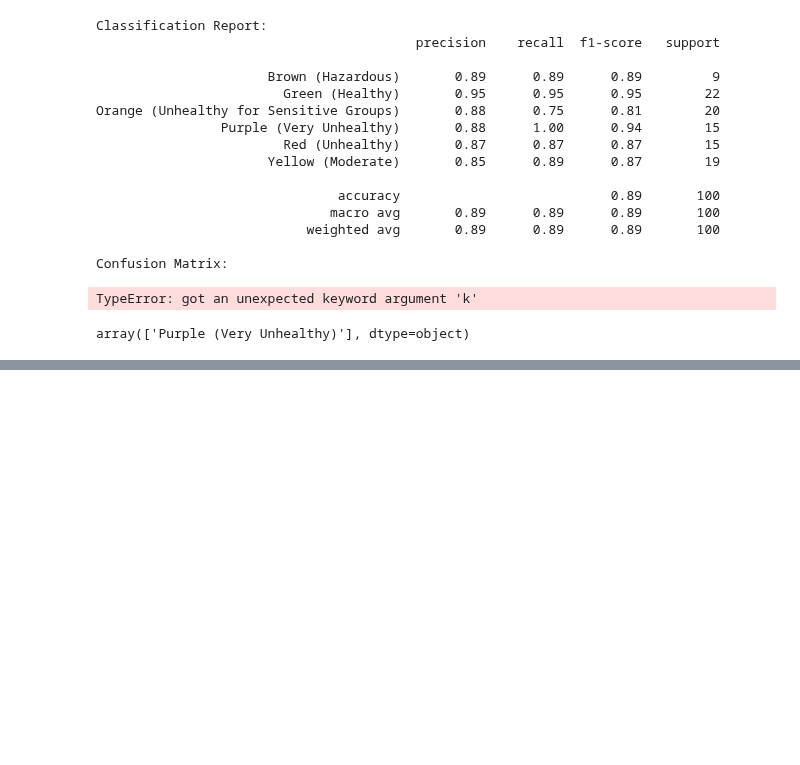
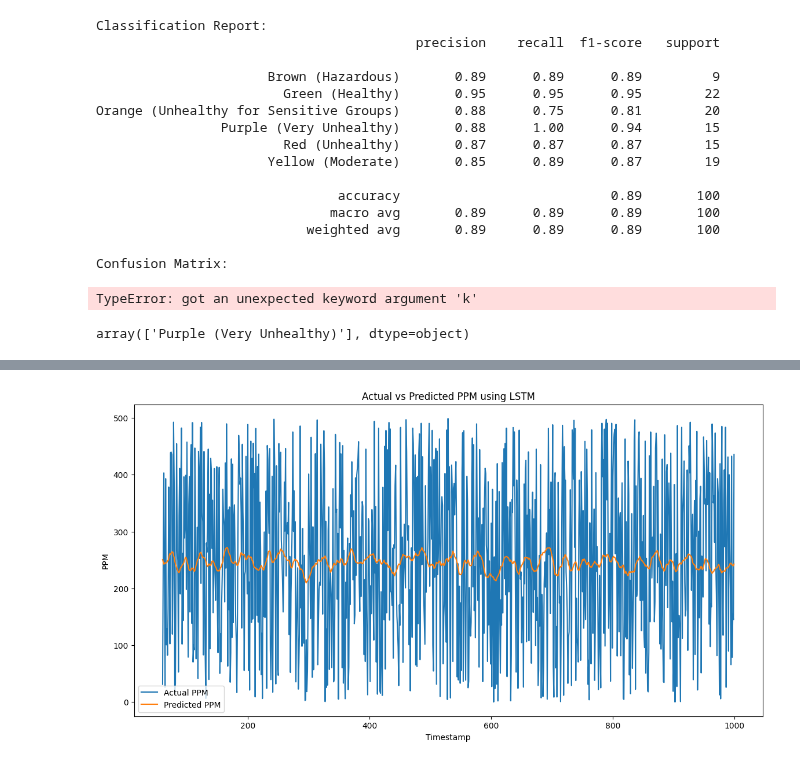
Before and after one commit to azwri/nassmah, a Jupyter notebook: ai_training/main.ipynb, the cells around one changed output, grey strips where cells are left out. Cells and saved outputs as stored; diff of their text form; code cells hidden in the pictures; blank space fills up the shorter version.

```diff
--- a/ai_training/main.ipynb
+++ b/ai_training/main.ipynb
@@ -186,0 +290,20 @@ array(['Purple (Very Unhealthy)'], dtype=object)
+# %%
+from tensorflow.keras.models import Sequential
+from tensorflow.keras.layers import LSTM, Dense, Dropout
+
+# بناء نموذج LSTM
+model = Sequential()
+
+model.add(LSTM(units=50, return_sequences=True, input_shape=(X.shape[1], X.shape[2])))
+model.add(Dropout(0.2))
+
+model.add(LSTM(units=50, return_sequences=False))
+model.add(Dropout(0.2))
+
+model.add(Dense(units=1))  # طبقة إخراج للتنبؤ بالقيمة
+
+# تجميع النموذج
+model.compile(optimizer='adam', loss='mean_squared_error')
+
+# تدريب النموذج
+model.fit(X, y, epochs=50, batch_size=32)
@@ -186,0 +329,17 @@ array(['Purple (Very Unhealthy)'], dtype=object)
+# %%
+# التنبؤ بالقيم المستقبلية
+predicted_values = model.predict(X)
+
+# إرجاع القيم إلى المقياس الأصلي
+predicted_values = scaler.inverse_transform(np.concatenate((predicted_values, np.zeros((predicted_values.shape[0], 2))), axis=1))[:, 0]
+
+# الرسم البياني لمقارنة القيم الفعلية والمتنبأة
+plt.figure(figsize=(14, 7))
+plt.plot(df.index[window_size:], df['ppm'].values[window_size:], label='Actual PPM')
+plt.plot(df.index[window_size:], predicted_values, label='Predicted PPM')
+plt.xlabel('Timestamp')
+plt.ylabel('PPM')
+plt.title('Actual vs Predicted PPM using LSTM')
+plt.legend()
+plt.show()
+# %% [output]
@@ -186,0 +347 @@ array(['Purple (Very Unhealthy)'], dtype=object)
+[figure, added]
```
Also changed, not shown: parts of 6 cells of this notebook, 3 other files.
